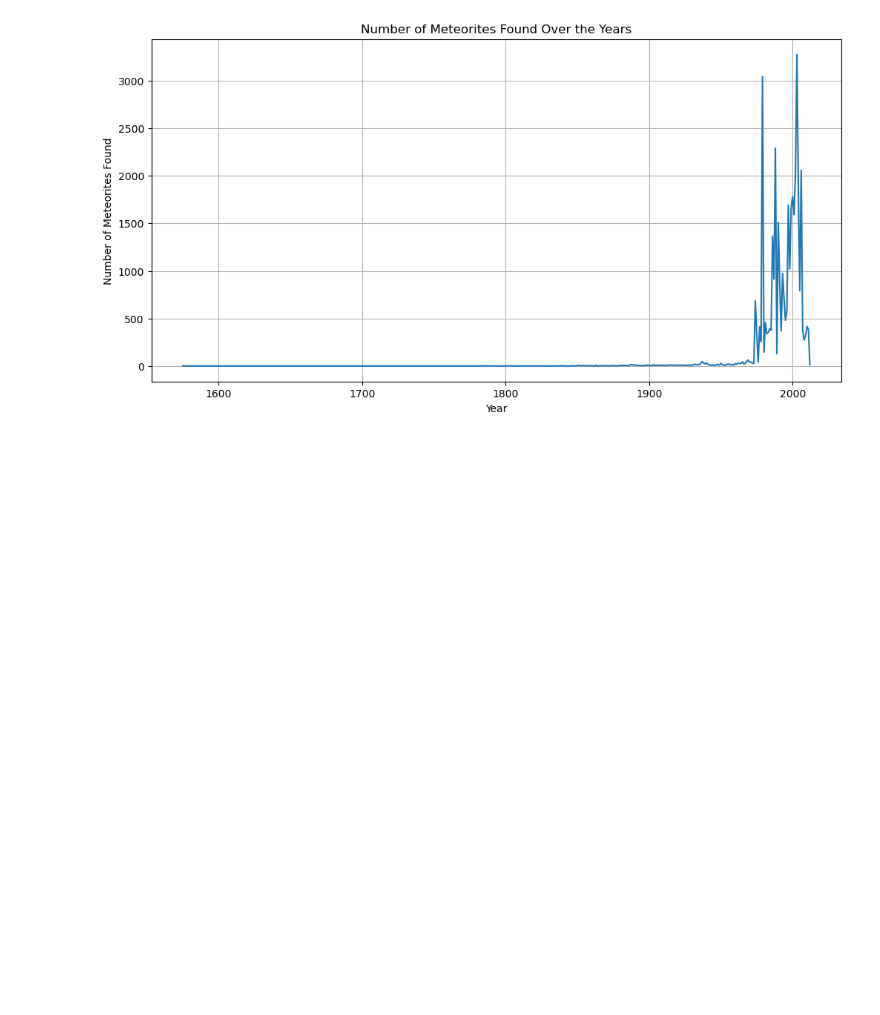
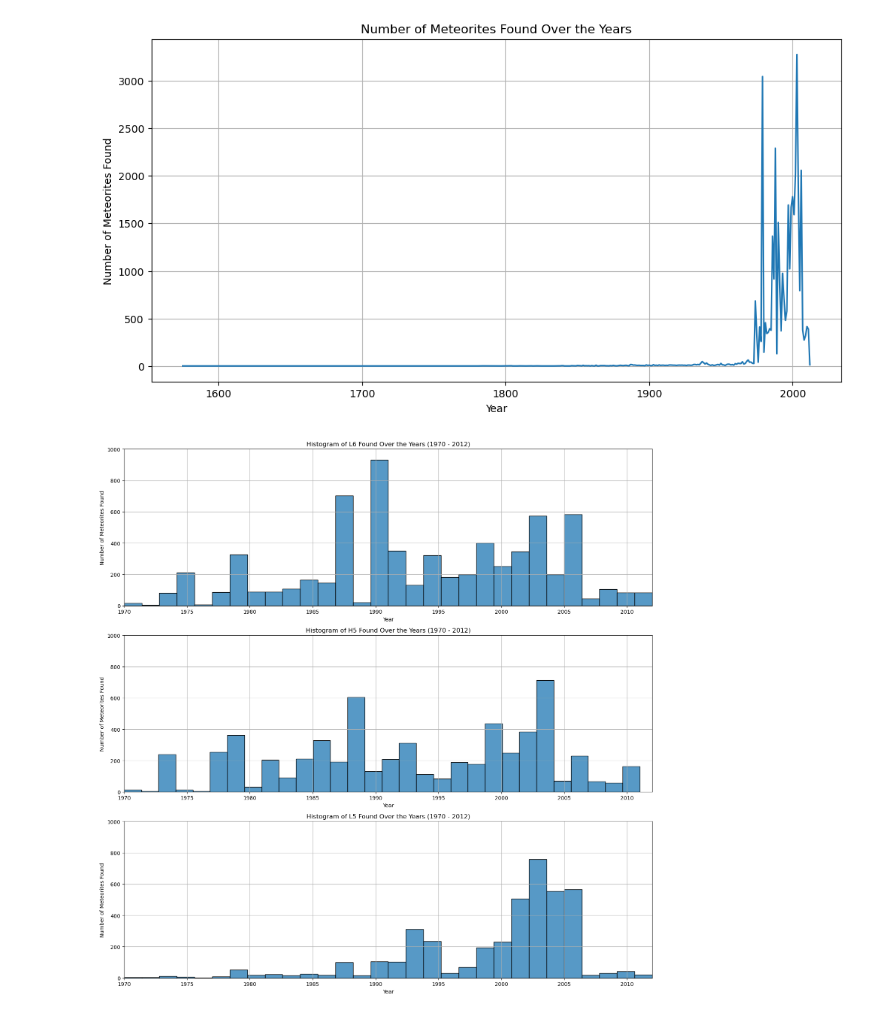
Before and after one commit to Eric-Baldwin/Meteor_Landing_Data, a Jupyter notebook: notebooks/years.ipynb, the cells around one changed output. Cells and saved outputs as stored; diff of their text form; code cells hidden in the pictures; blank space fills up the shorter version.

```diff
--- a/notebooks/years.ipynb
+++ b/notebooks/years.ipynb
@@ -31,3 +31,33 @@ plt.grid(True)
 plt.show()
 # %% [output]
 [figure]
+# %%
+top_3_recclass = [
+    'L6',
+    'H5',
+    'L5'
+]
+
+df = df[df['year'] >= 1970.0]
+
+# Filter the DataFrame to only include rows with the top 5 recclass
+df_top_3 = df[df['recclass'].isin(top_3_recclass)]
+
+
+# Plot individual histograms for the top 3 recclass
+plt.figure(figsize=(15, 15))
+
+for i, recclass in enumerate(top_3_recclass, 1):
+    plt.subplot(3, 1, i)  # Create a subplot for each histogram
+    sns.histplot(df_top_3[df_top_3['recclass'] == recclass]['year'], bins=30)
+    plt.title(f'Histogram of {recclass} Found Over the Years (1970 - 2012)')
+    plt.xlabel('Year')
+    plt.ylabel('Number of Meteorites Found')
+    plt.ylim(0, 1000)  # Set y-axis limit to show 0 - 1000
+    plt.xlim(1970, 2012)  # Set x-axis limit to show 1970 - 2010
+    plt.grid(True)
+
+plt.tight_layout()
+plt.show()
+# %% [output]
+[figure, added]
```
Also changed, not shown: parts of 3 cells of this notebook, 20 other files.
